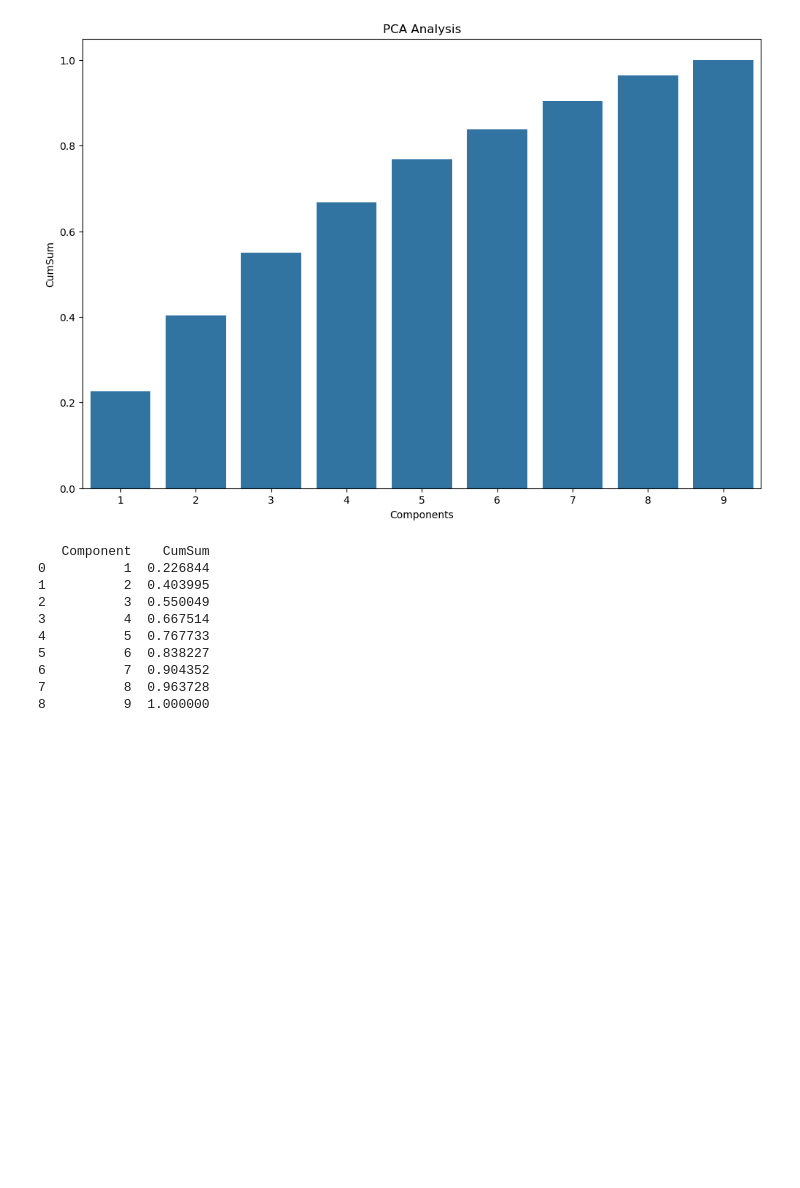
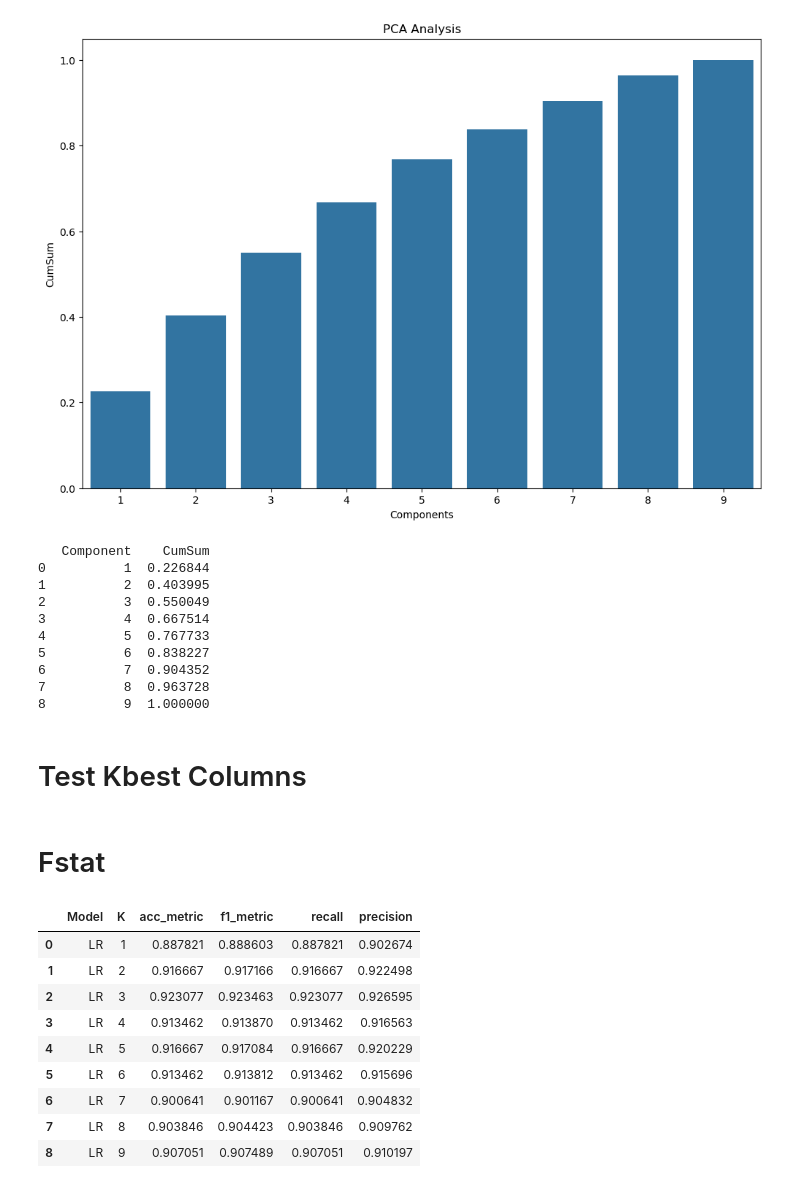
Before and after one commit to MaukanMir/Machine-Failure-Prediction, a Jupyter notebook: training.ipynb, the cells around one changed output. Cells and saved outputs as stored; diff of their text form; code cells hidden in the pictures; blank space fills up the shorter version.

Commit message:
added new kbest feature selector

```diff
--- a/training.ipynb
+++ b/training.ipynb
@@ -374,3 +374,23 @@ pca_analysis(X)
 6          7  0.904352
 7          8  0.963728
 8          9  1.000000
+# %% [markdown]
+# Test Kbest Columns
+# %% [markdown]
+# Fstat
+# %%
+kbest = f_classif
+model_name = ["LR"]
+models = grab_selected_models(model_name)
+test_kbest_columns(X, y, sample_model, models[0], model_name[0], kbest)
+# %% [output]
+|  | Model | K | acc_metric | f1_metric | recall | precision |
+| 0 | LR | 1 | 0.887821 | 0.888603 | 0.887821 | 0.902674 |
+| 1 | LR | 2 | 0.916667 | 0.917166 | 0.916667 | 0.922498 |
+| 2 | LR | 3 | 0.923077 | 0.923463 | 0.923077 | 0.926595 |
+| 3 | LR | 4 | 0.913462 | 0.913870 | 0.913462 | 0.916563 |
+| 4 | LR | 5 | 0.916667 | 0.917084 | 0.916667 | 0.920229 |
+| 5 | LR | 6 | 0.913462 | 0.913812 | 0.913462 | 0.915696 |
+| 6 | LR | 7 | 0.900641 | 0.901167 | 0.900641 | 0.904832 |
+| 7 | LR | 8 | 0.903846 | 0.904423 | 0.903846 | 0.909762 |
+| 8 | LR | 9 | 0.907051 | 0.907489 | 0.907051 | 0.910197 |
```
